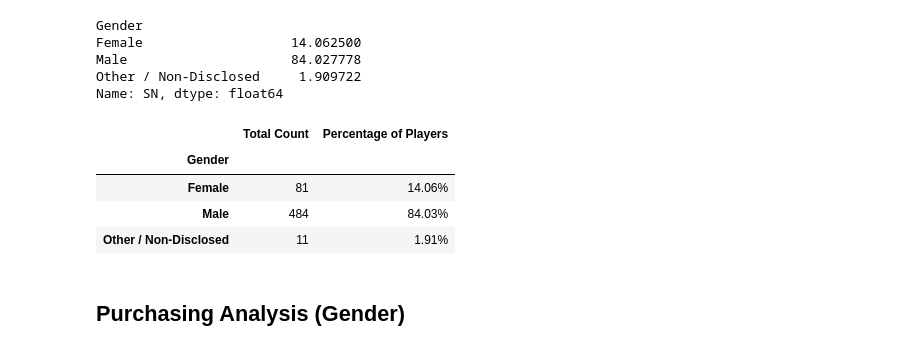
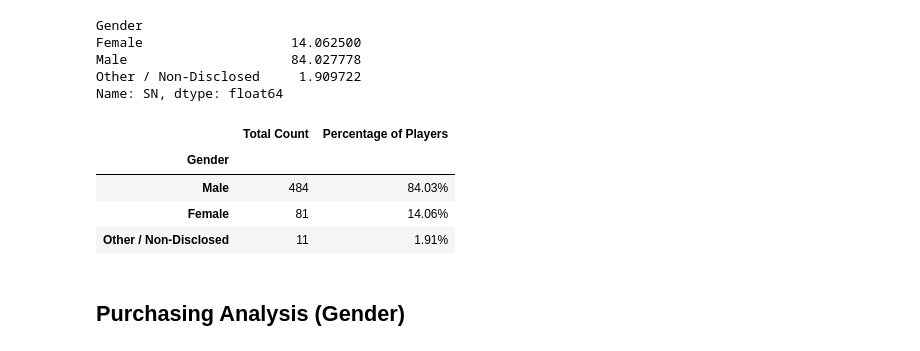
Before and after one commit to ashbuen/Player-Demographic-Analysis, a Jupyter notebook: HeroesofPymoli/HeroesOfPymoli_starter.ipynb, the cells around one changed output. Drawn from its saved outputs; the diff is of its cells as text; code cells hidden in the pictures.

```diff
--- a/HeroesofPymoli/HeroesOfPymoli_starter.ipynb
+++ b/HeroesofPymoli/HeroesOfPymoli_starter.ipynb
@@ -153,13 +163,16 @@ Name: SN, dtype: float64
 # %%
 #Creating a Dataframe with percent and total count of players
 Percent_df = pd.DataFrame({"Total Count":Gender_total, "Percentage of Players":Gender_percent})
 Percent_df["Percentage of Players"] = Percent_df["Percentage of Players"].map("{:.2f}%".format)
-Percent_df
+
+##Sorted gender to show descending amount of percentage of players per gender
+Sorted_percent = Percent_df.sort_values(["Percentage of Players"],ascending=False)
+Sorted_percent
 # %% [output]
 |  | Total Count | Percentage of Players |
 | Gender |  |  |
+| Male | 484 | 84.03% |
 | Female | 81 | 14.06% |
-| Male | 484 | 84.03% |
 | Other / Non-Disclosed | 11 | 1.91% |
 # %% [markdown]
 
```
Also changed, not shown: parts of 2 cells of this notebook.
